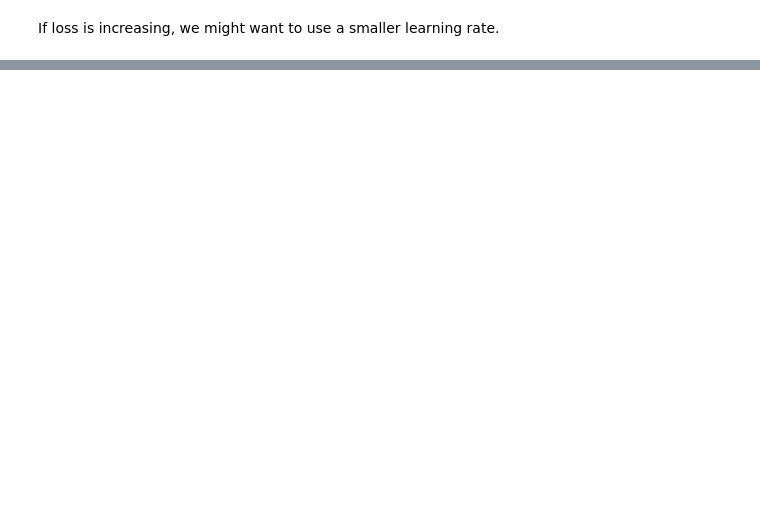
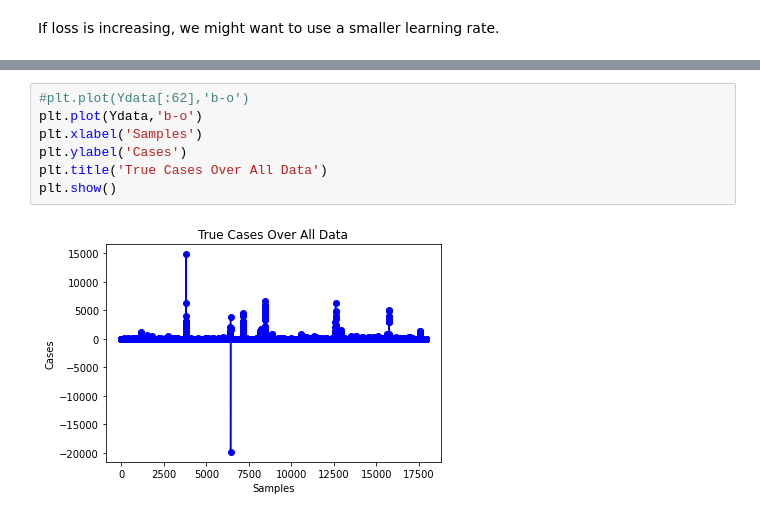
Before and after one commit to LinChiGong/COVID19-Forecasting, a Jupyter notebook: model_building.ipynb, the cells around one changed output, grey strips where cells are left out. Saved outputs shown, nothing was run; the diff lists cells and outputs as text; blank space fills up the shorter version.

```diff
--- a/model_building.ipynb
+++ b/model_building.ipynb
@@ -365,0 +389,9 @@ If loss is increasing, we might want to use a smaller learning rate.
+# %%
+#plt.plot(Ydata[:62],'b-o')
+plt.plot(Ydata,'b-o')
+plt.xlabel('Samples')
+plt.ylabel('Cases')
+plt.title('True Cases Over All Data')
+plt.show()
+# %% [output]
+[figure, added]
```
Also changed, not shown: parts of 14 cells of this notebook.
